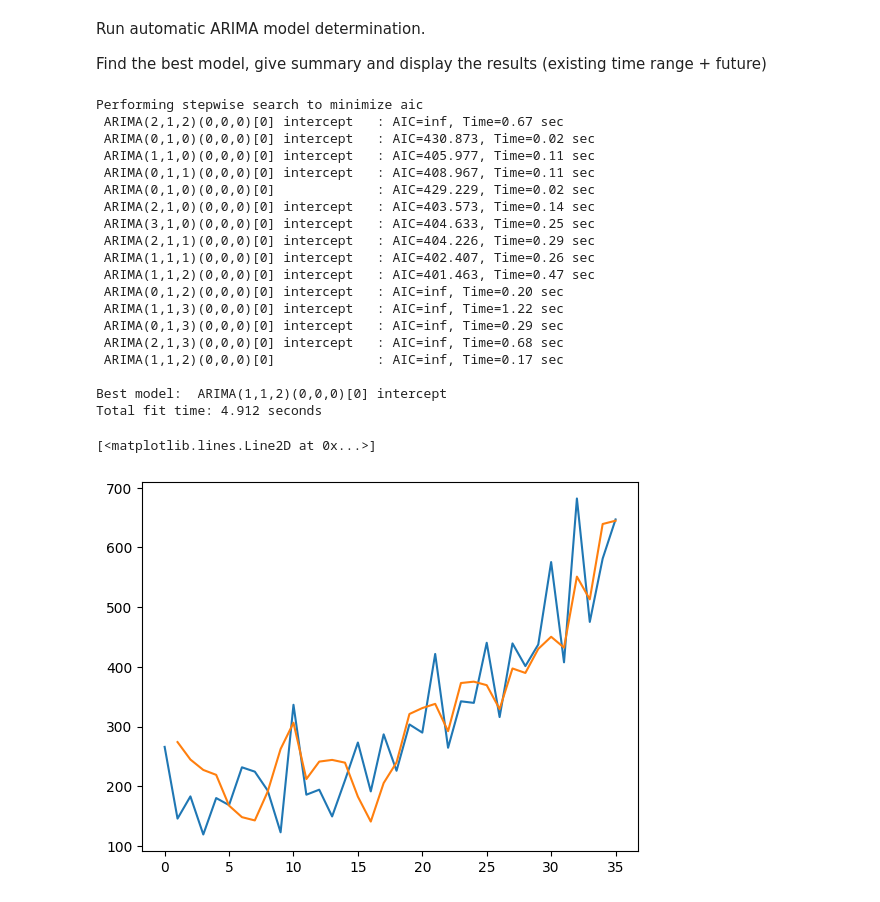
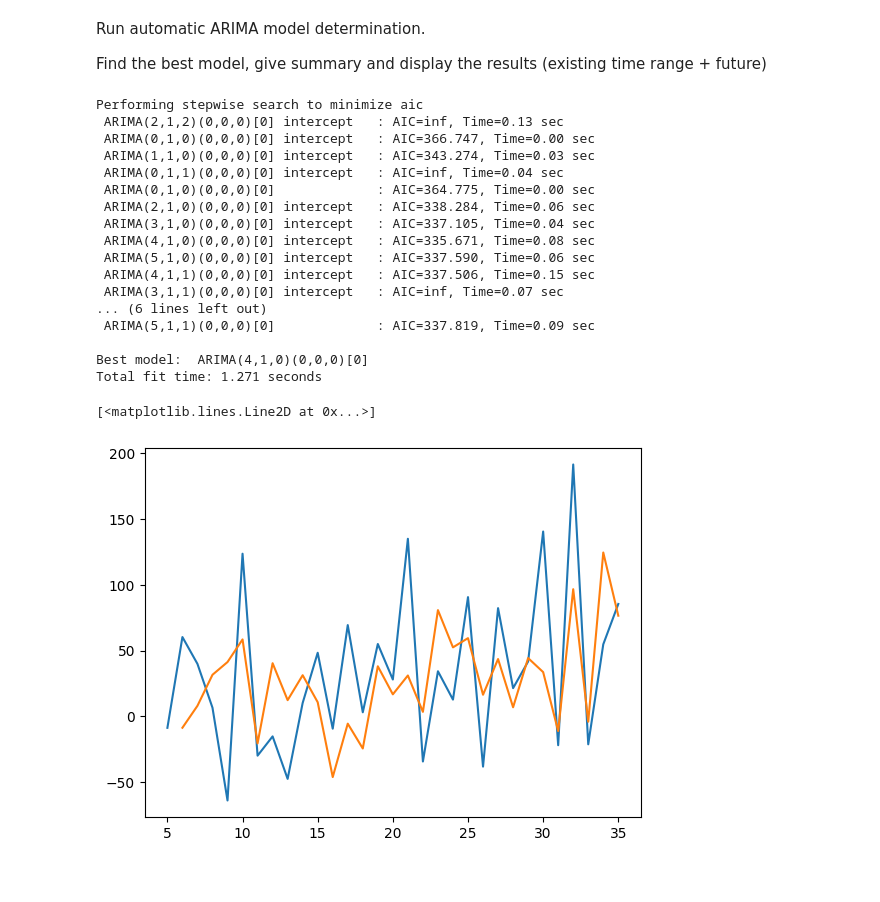
Before and after one commit to rozkrist/PythonIIPractical, a Jupyter notebook: week5/tasksweek5.ipynb, the cells around one changed output. Drawn from its saved outputs; the diff is of its cells as text; code cells hidden in the pictures.

```diff
--- a/week5/tasksweek5.ipynb
+++ b/week5/tasksweek5.ipynb
@@ -131,7 +180,7 @@ b)Select your own data:
 
 Plot time series (give visual feedback)
 # %%
-df_shampoo = pa.read_csv(r"C:\Users\krent\OneDrive\Desktop\PythonII\PythonIIPractical\sales-of-shampoo-over-a-three-ye.csv")
+df_shampoo = pa.read_csv(r"C:\Users\krent\OneDrive\Desktop\PythonII\PythonIIPractical\week5\sales-of-shampoo-over-a-three-ye.csv")
 # %%
 df_shampoo
 # %% [output]
@@ -181,0 +231,5 @@ P-Value:  1.0
+# %%
+#Removing trend from time series. Substract rolling 6 months average from the data.
+rolling_mean = data.rolling(window=6).mean()
+data_no_trend = data - rolling_mean#remove trend
+data_no_trend.plot()
@@ -182,7 +239,8 @@ P-Value:  1.0
 # %% [markdown]
 Check seasonality (visually and using ACF)
 # %%
-acf = sm.tsa.stattools.acf(data,nlags=35)
+data_no_trend = data_no_trend[data_no_trend.notnull()]
+acf = sm.tsa.stattools.acf(data_no_trend,nlags=35)
 plot.stem(range(0,len(acf)),acf)
 # %% [output]
 <StemContainer object of 3 artists>
@@ -192,37 +250,35 @@ Run automatic ARIMA model determination.
 
 Find the best model, give summary and display the results (existing time range + future)
 # %%
-model = auto_arima(data,trace=True)
-results = model.fit(data)
+model = auto_arima(data_no_trend,trace=True)
+results = model.fit(data_no_trend)
 # %% [output]
 Performing stepwise search to minimize aic
- ARIMA(2,1,2)(0,0,0)[0] intercept   : AIC=inf, Time=0.67 sec
- ARIMA(0,1,0)(0,0,0)[0] intercept   : AIC=430.873, Time=0.02 sec
- ARIMA(1,1,0)(0,0,0)[0] intercept   : AIC=405.977, Time=0.11 sec
- ARIMA(0,1,1)(0,0,0)[0] intercept   : AIC=408.967, Time=0.11 sec
- ARIMA(0,1,0)(0,0,0)[0]             : AIC=429.229, Time=0.02 sec
- ARIMA(2,1,0)(0,0,0)[0] intercept   : AIC=403.573, Time=0.14 sec
- ARIMA(3,1,0)(0,0,0)[0] intercept   : AIC=404.633, Time=0.25 sec
- ARIMA(2,1,1)(0,0,0)[0] intercept   : AIC=404.226, Time=0.29 sec
- ARIMA(1,1,1)(0,0,0)[0] intercept   : AIC=402.407, Time=0.26 sec
- ARIMA(1,1,2)(0,0,0)[0] intercept   : AIC=401.463, Time=0.47 sec
- ARIMA(0,1,2)(0,0,0)[0] intercept   : AIC=inf, Time=0.20 sec
- ARIMA(1,1,3)(0,0,0)[0] intercept   : AIC=inf, Time=1.22 sec
- ARIMA(0,1,3)(0,0,0)[0] intercept   : AIC=inf, Time=0.29 sec
- ARIMA(2,1,3)(0,0,0)[0] intercept   : AIC=inf, Time=0.68 sec
- ARIMA(1,1,2)(0,0,0)[0]             : AIC=inf, Time=0.17 sec
+ ARIMA(2,1,2)(0,0,0)[0] intercept   : AIC=inf, Time=0.13 sec
+ ARIMA(0,1,0)(0,0,0)[0] intercept   : AIC=366.747, Time=0.00 sec
+ ARIMA(1,1,0)(0,0,0)[0] intercept   : AIC=343.274, Time=0.03 sec
+ ARIMA(0,1,1)(0,0,0)[0] intercept   : AIC=inf, Time=0.04 sec
+ ARIMA(0,1,0)(0,0,0)[0]             : AIC=364.775, Time=0.00 sec
+ ARIMA(2,1,0)(0,0,0)[0] intercept   : AIC=338.284, Time=0.06 sec
+ ARIMA(3,1,0)(0,0,0)[0] intercept   : AIC=337.105, Time=0.04 sec
+ ARIMA(4,1,0)(0,0,0)[0] intercept   : AIC=335.671, Time=0.08 sec
+ ARIMA(5,1,0)(0,0,0)[0] intercept   : AIC=337.590, Time=0.06 sec
+ ARIMA(4,1,1)(0,0,0)[0] intercept   : AIC=337.506, Time=0.15 sec
+ ARIMA(3,1,1)(0,0,0)[0] intercept   : AIC=inf, Time=0.07 sec
+... (6 lines left out)
+ ARIMA(5,1,1)(0,0,0)[0]             : AIC=337.819, Time=0.09 sec
 
-Best model:  ARIMA(1,1,2)(0,0,0)[0] intercept
-Total fit time: 4.912 seconds
+Best model:  ARIMA(4,1,0)(0,0,0)[0]
+Total fit time: 1.271 seconds
 # %%
-#ARIMA 1,2
-plot.plot(data)
+#ARIMA 4,0
+plot.plot(data_no_trend)
 fitted_vals = results.fittedvalues()
 fitted_vals = fitted_vals[1:]
 plot.plot(fitted_vals)
 # %% [output]
 [<matplotlib.lines.Line2D at 0x...>]
-[figure, old version]
+[figure, new version]
 # %%
 results.summary()
 # %% [output]
```
Also changed, not shown: parts of 14 cells of this notebook.
